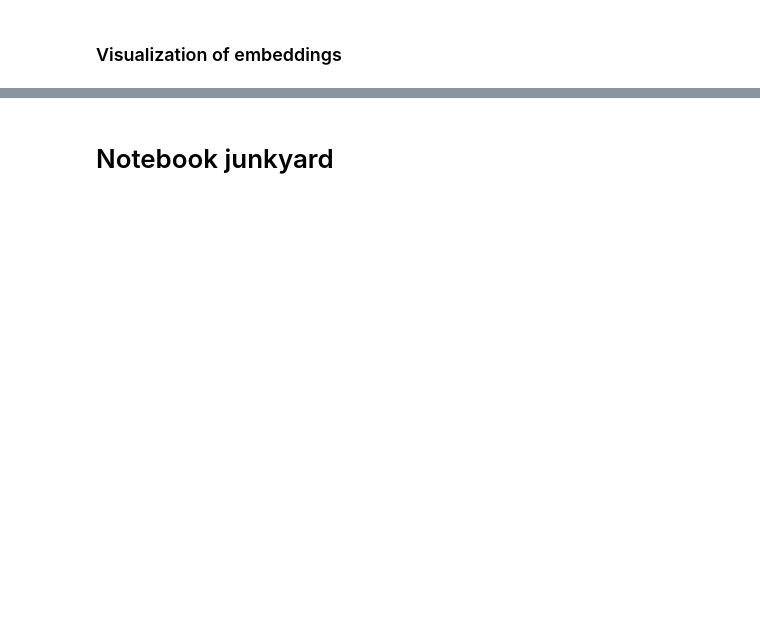
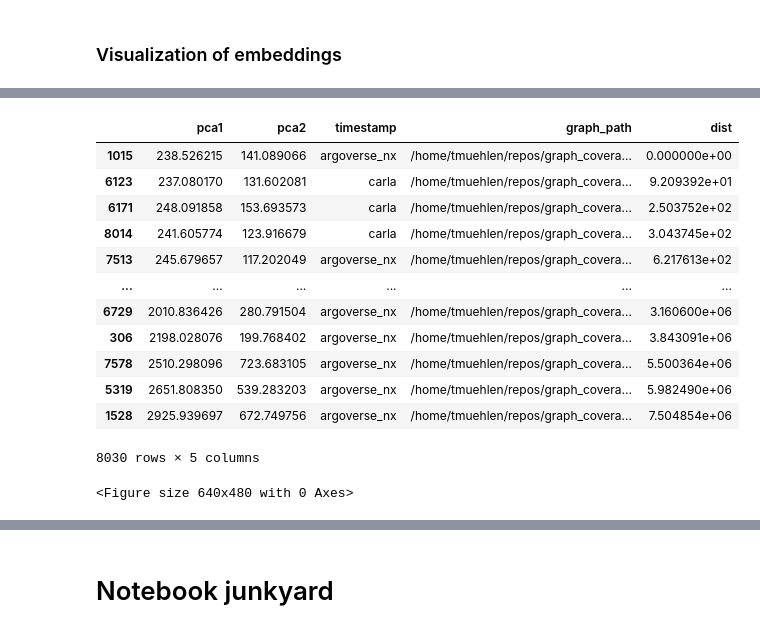
Before and after one commit to tmuehlen80/graph_coverage, a Jupyter notebook: Notebooks/carla/graph_embeddings.ipynb, the cells around one changed output, grey strips where cells are left out. Cells and saved outputs as stored; diff of their text form; code cells hidden in the pictures; blank space fills up the shorter version.

```diff
--- a/Notebooks/carla/graph_embeddings.ipynb
+++ b/Notebooks/carla/graph_embeddings.ipynb
@@ -274,2 +312,18 @@ os.getcwd()
 # %%
 embeddings_np.shape
+# %%
+pca_df.graph_path
+# %% [output]
+|  | pca1 | pca2 | timestamp | graph_path | dist |
+| 1015 | 238.526215 | 141.089066 | argoverse_nx | /home/tmuehlen/repos/graph_covera... | 0.000000e+00 |
+| 6123 | 237.080170 | 131.602081 | carla | /home/tmuehlen/repos/graph_covera... | 9.209392e+01 |
+| 6171 | 248.091858 | 153.693573 | carla | /home/tmuehlen/repos/graph_covera... | 2.503752e+02 |
+| 8014 | 241.605774 | 123.916679 | carla | /home/tmuehlen/repos/graph_covera... | 3.043745e+02 |
+| 7513 | 245.679657 | 117.202049 | argoverse_nx | /home/tmuehlen/repos/graph_covera... | 6.217613e+02 |
+| ... | ... | ... | ... | ... | ... |
+| 6729 | 2010.836426 | 280.791504 | argoverse_nx | /home/tmuehlen/repos/graph_covera... | 3.160600e+06 |
+| 306 | 2198.028076 | 199.768402 | argoverse_nx | /home/tmuehlen/repos/graph_covera... | 3.843091e+06 |
+| 7578 | 2510.298096 | 723.683105 | argoverse_nx | /home/tmuehlen/repos/graph_covera... | 5.500364e+06 |
+| 5319 | 2651.808350 | 539.283203 | argoverse_nx | /home/tmuehlen/repos/graph_covera... | 5.982490e+06 |
+| 1528 | 2925.939697 | 672.749756 | argoverse_nx | /home/tmuehlen/repos/graph_covera... | 7.504854e+06 |
+8030 rows × 5 columns
@@ -275,0 +335,9 @@ embeddings_np.shape
+# %%
+g_map = MapGraph()
+
+g_map.read_graph_from_file(f'/home/tmuehlen/repos/graph_coverage/data/argoversion_actor_and_map/{scn_1}_map_graph.pkl')
+dir(g_map.graph.graph)
+
+#fig, ax1 = plot_lane_map_advanced(g_map.graph.graph, figsize=None, color_by_length=True, cmap='plasma', show_labels=False, fig = fig, ax = ax1)
+# %% [output]
+<Figure size 640x480 with 0 Axes>
```
Also changed, not shown: parts of 14 cells of this notebook, 3 other files.
